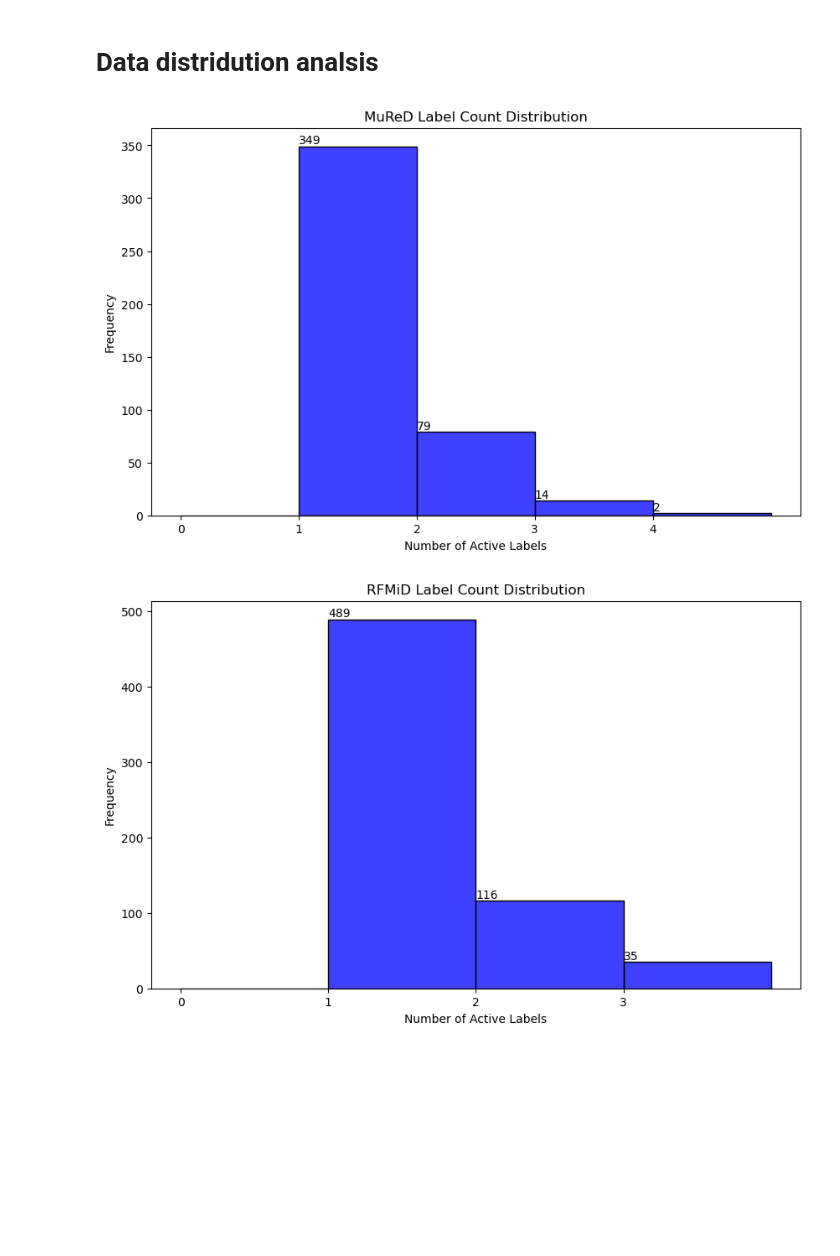
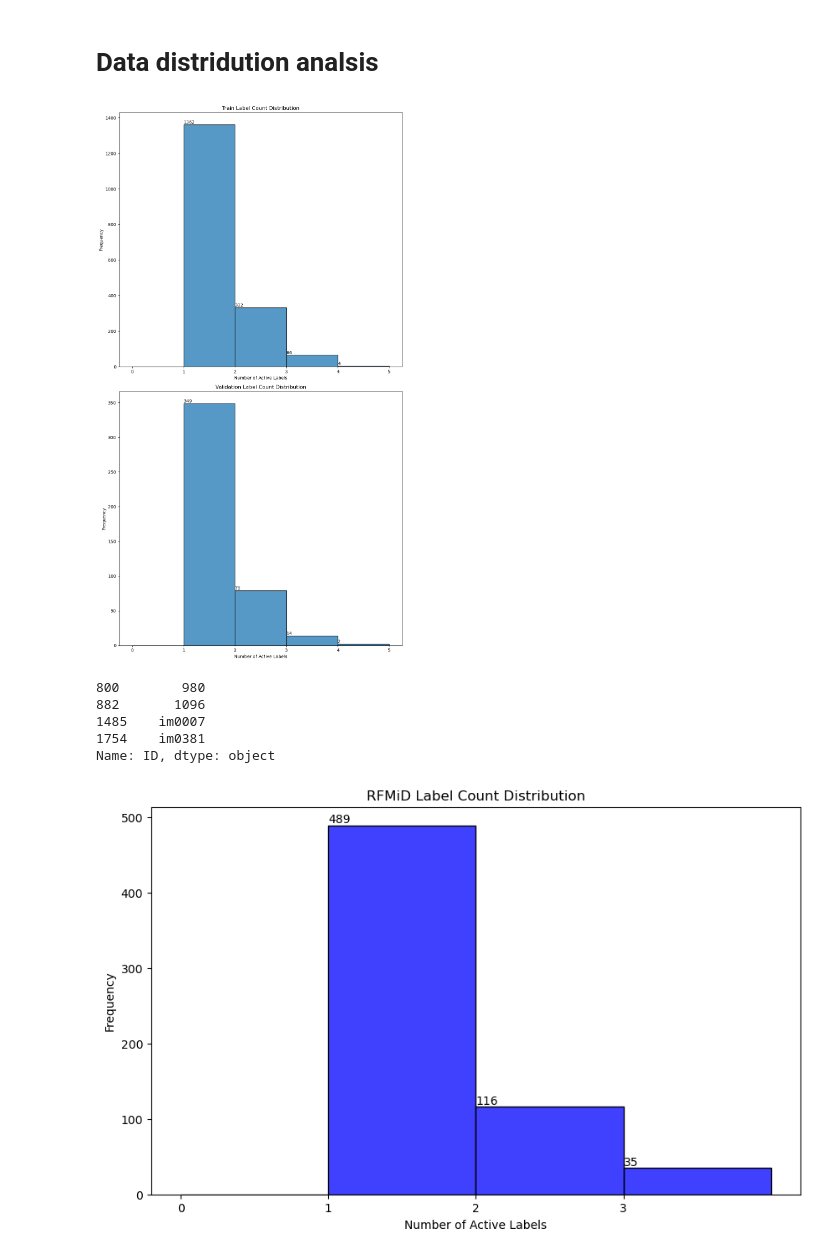
Before and after one commit to stevenlinlinlin/Multilabel-Fundus-Image-Classificaiton, a Jupyter notebook: data_analysis.ipynb, the cells around one changed output. Drawn from its saved outputs; the diff is of its cells as text; code cells hidden in the pictures; blank space fills up the shorter version.

```diff
--- a/data_analysis.ipynb
+++ b/data_analysis.ipynb
@@ -96,28 +98,59 @@ dtype: int64
 # %%
 import pandas as pd
 import matplotlib.pyplot as plt
 import seaborn as sns
 
-# df = pd.read_csv('./data/fundus/MuReD/train_data.csv')
-df = pd.read_csv('./data/fundus/MuReD/test_data.csv')
+datasets = {
+    'Train': './data/fundus/MuReD/train_data.csv',
+    'Validation': './data/fundus/MuReD/test_data.csv',
+}
 
-label_counts = df.drop('ID', axis=1).sum(axis=1)
-count_frequencies = label_counts.value_counts().sort_index()
+plt.figure(figsize=(10, 18))  # 整体图的大小
 
-plt.figure(figsize=(10, 6))
-sns.histplot(label_counts, bins=range(int(label_counts.max())+2), kde=False, color='blue')
-plt.title('MuReD Label Count Distribution')
-plt.xlabel('Number of Active Labels')
-plt.ylabel('Frequency')
-plt.xticks(range(int(label_counts.max())+1))
-# plt.grid(True)
+for i, (set_name, file_path) in enumerate(datasets.items(), 1):
+    df = pd.read_csv(file_path)
+    label_counts = df.drop('ID', axis=1).sum(axis=1)
+    count_frequencies = label_counts.value_counts().sort_index()
 
-for index, value in count_frequencies.items():
-    plt.text(index, value, str(value), ha='left', va='bottom')
+    # 创建子图
+    plt.subplot(2, 1, i)
+    # sns.histplot(label_counts, bins=range(int(label_counts.max()) + 2), kde=False)
+    sns.histplot(label_counts, bins=range(6), kde=False)
+    plt.title(f'{set_name} Label Count Distribution')
+    plt.xlabel('Number of Active Labels')
+    plt.ylabel('Frequency')
+    # plt.xticks(range(int(label_counts.max()) + 1))
+    plt.xticks(range(6))
 
+    # 在条形图上添加数字
+    for index, value in count_frequencies.items():
+        plt.text(index, value, str(value), ha='left', va='bottom')
+
+# 显示整个图
+plt.tight_layout()  # 自动调整子图参数，使之填充整个图像区域
 plt.show()
 # %% [output]
-[figure, old version]
+[figure, new version]
+# %%
+import pandas as pd
+
+# Load the data
+df = pd.read_csv('./data/fundus/MuReD/train_data.csv')
+
+# Calculate the sum of labels for each row (excluding the ID column)
+label_counts = df.drop('ID', axis=1).sum(axis=1)
+
+# Filter to find rows where the label count equals 4
+ids_with_four_labels = df.loc[label_counts == 4, 'ID']
+
+# Print the IDs
+print(ids_with_four_labels)
+# %% [output]
+800        980
+882       1096
+1485    im0007
+1754    im0381
+Name: ID, dtype: object
 # %%
 # df = pd.read_csv('./data/fundus/RFMiD/Training_Set/new_RFMiD_Training_Labels.csv')
 df = pd.read_csv('./data/fundus/RFMiD/Evaluation_Set/new_RFMiD_Validation_Labels.csv')
```
Also changed, not shown: parts of 3 cells of this notebook, 1 other file.
